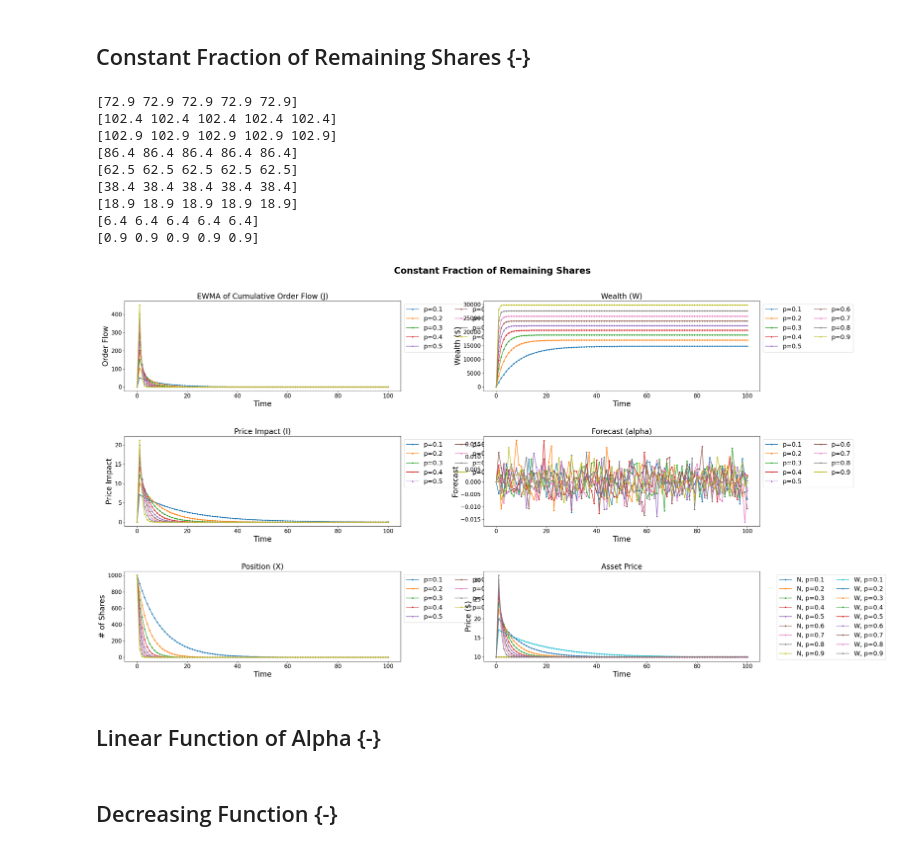
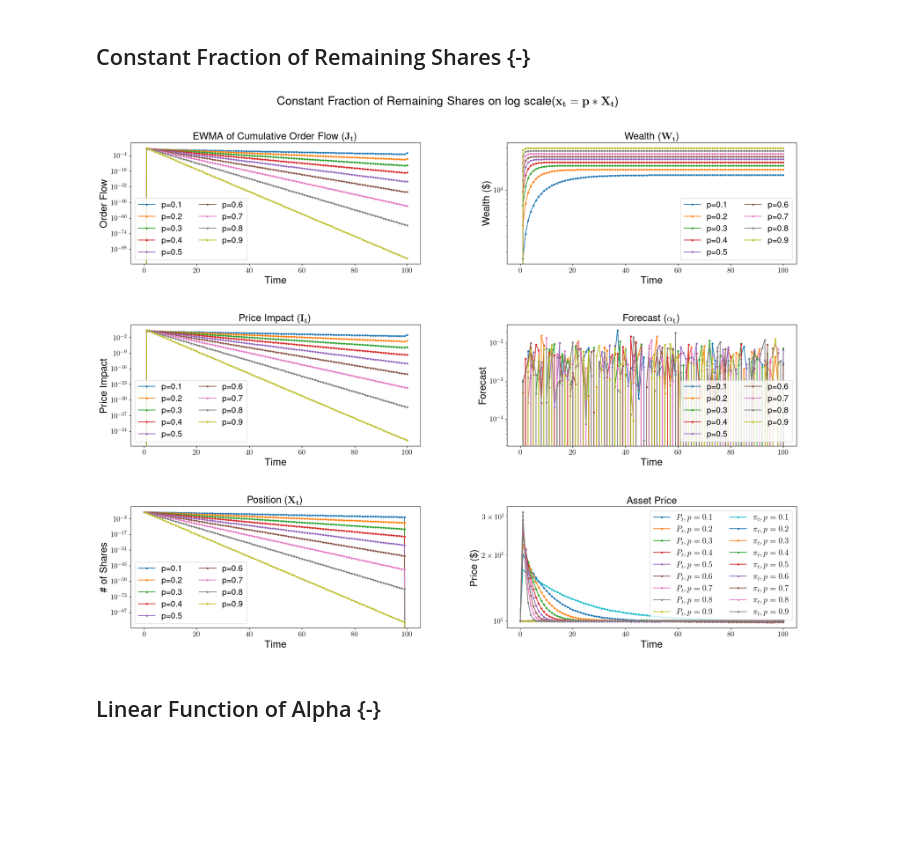
Before and after one commit to edmund735/seniorthesis, a Jupyter notebook: models.ipynb, the cells around one changed output. Saved outputs shown, nothing was run; the diff lists cells and outputs as text; code cells hidden in the pictures; blank space fills up the shorter version.

```diff
--- a/models.ipynb
+++ b/models.ipynb
@@ -205,32 +208,21 @@ plt.show(plot_results(r"Constant Fraction of Initial Position ($\mathbf{x_t=\fra
 # %%
 def const_frac(frac, rem_q, **kwargs):
     '''
     Calculates the number of shares to sell so that it's a constant fraction of the remaining shares
     '''
-    assert 0 < frac < 1
+    assert 0 <= frac <= 1
     return frac * rem_q
 
 const_frac_rem = pd.DataFrame()
 
 d = {}
 
 for i in range(1, 10):
     frac = i / 10
 
     d[frac] = sim_MC(const_frac, key_args = {'frac': frac})
-plt.show(plot_multi_results(f"Constant Fraction of Remaining Shares (x_t=)", d))
+plt.show(plot_multi_results(r"Constant Fraction of Remaining Shares on log scale($\mathbf{x_t=p*X_t}$)", d, logsc = True))
 # %% [output]
-[72.9 72.9 72.9 72.9 72.9]
-[102.4 102.4 102.4 102.4 102.4]
-[102.9 102.9 102.9 102.9 102.9]
-[86.4 86.4 86.4 86.4 86.4]
-[62.5 62.5 62.5 62.5 62.5]
-[38.4 38.4 38.4 38.4 38.4]
-[18.9 18.9 18.9 18.9 18.9]
-[6.4 6.4 6.4 6.4 6.4]
-[0.9 0.9 0.9 0.9 0.9]
-[figure, old version]
+[figure, new version]
 # %% [markdown]
 ## Linear Function of Alpha {-}
-# %% [markdown]
-## Decreasing Function {-}
```
Also changed, not shown: parts of 8 cells of this notebook.
